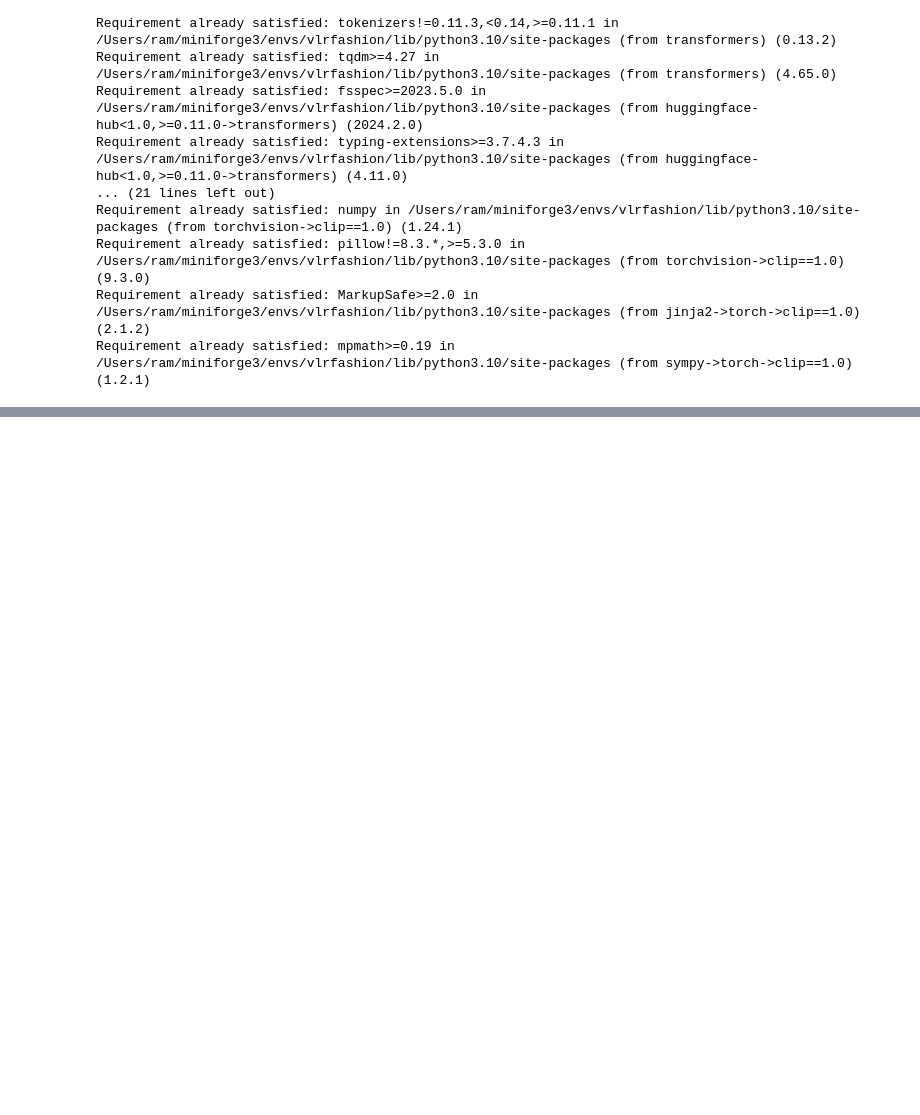
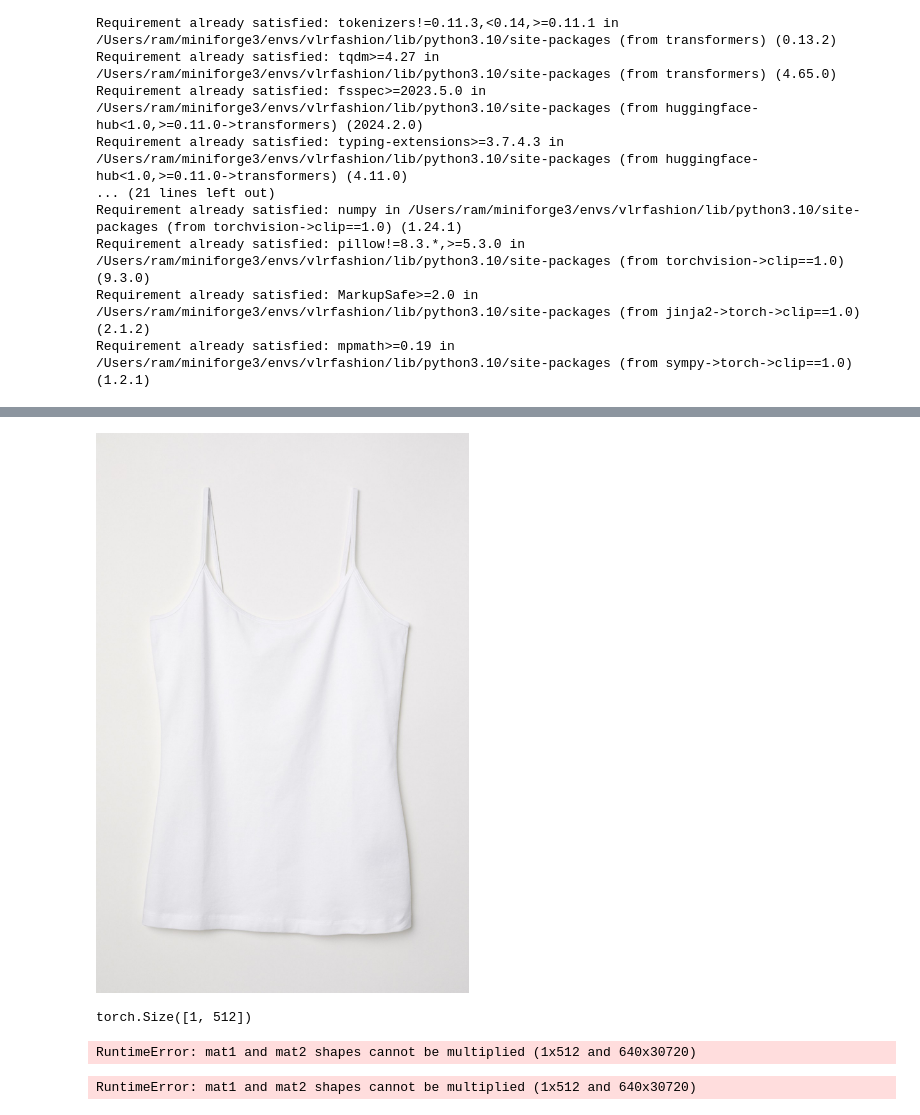
Before and after one commit to JinkaiQiu/VLR_Project---Fine-Tuning-LLMs-for-Diffusion, a Jupyter notebook: LLM/notebooks/transformer_inference.ipynb, the cells around one changed output, grey strips where cells are left out. Cells and saved outputs as stored; diff of their text form; code cells hidden in the pictures; blank space fills up the shorter version.

```diff
--- a/LLM/notebooks/transformer_inference.ipynb
+++ b/LLM/notebooks/transformer_inference.ipynb
@@ -441,13 +431,14 @@ USE_FASHION_CLIP = False #@param {type:"boolean"}
 # %%
 name_ = "0108775044.jpg"
 images_path = os.path.join(os.path.dirname(current_directory), "fashion_data")
 os.makedirs(images_path, exist_ok=True)
 UPLOADED_FILE = os.path.join(images_path, name_)
 
 use_beam_search = False #@param {type:"boolean"}
 
 image = io.imread(UPLOADED_FILE)
 pil_image = PIL.Image.fromarray(image)
 display(pil_image)
-
-image_embeddings = fashion_clip_process(pil_image) if USE_FASHION_CLIP else vit_clip_process(pil_image)
+#image_embeddings = fashion_clip_process(pil_image) if USE_FASHION_CLIP else vit_clip_process(pil_image)
+# %% [output]
+[figure, added]
@@ -454,3 +447,26 @@ image_embeddings = fashion_clip_process(pil_image) if USE_FASHION_CLIP else vit_
+# %%
+prefix.shape
+# %% [output]
+torch.Size([1, 512])
+# %%
+with torch.no_grad():
+    prefix = clip_model.encode_image(image).to(device, dtype=torch.float32)
+    prefix = prefix / prefix.norm(2, -1).item()
+    prefix_embed = model.clip_project(prefix).reshape(1, prefix_length, -1)
+if use_beam_search:
+    generated_text_prefix = generate_beam(model, tokenizer, embed=prefix_embed)[0]
+else:
+    generated_text_prefix = generate2(model, tokenizer, embed=prefix_embed)
+
+
+print('\n')
+print(generated_text_prefix)
+# %% [output]
+RuntimeError: mat1 and mat2 shapes cannot be multiplied (1x512 and 640x30720)
+# %%
+model.clip_project(image_embeddings)
+# %% [output]
+RuntimeError: mat1 and mat2 shapes cannot be multiplied (1x512 and 640x30720)
 # %%
 with torch.no_grad():
     prefix_embed = model.clip_project(image_embeddings).reshape(1, prefix_length, -1)
```
Also changed, not shown: parts of 4 cells of this notebook, 16 other files.
